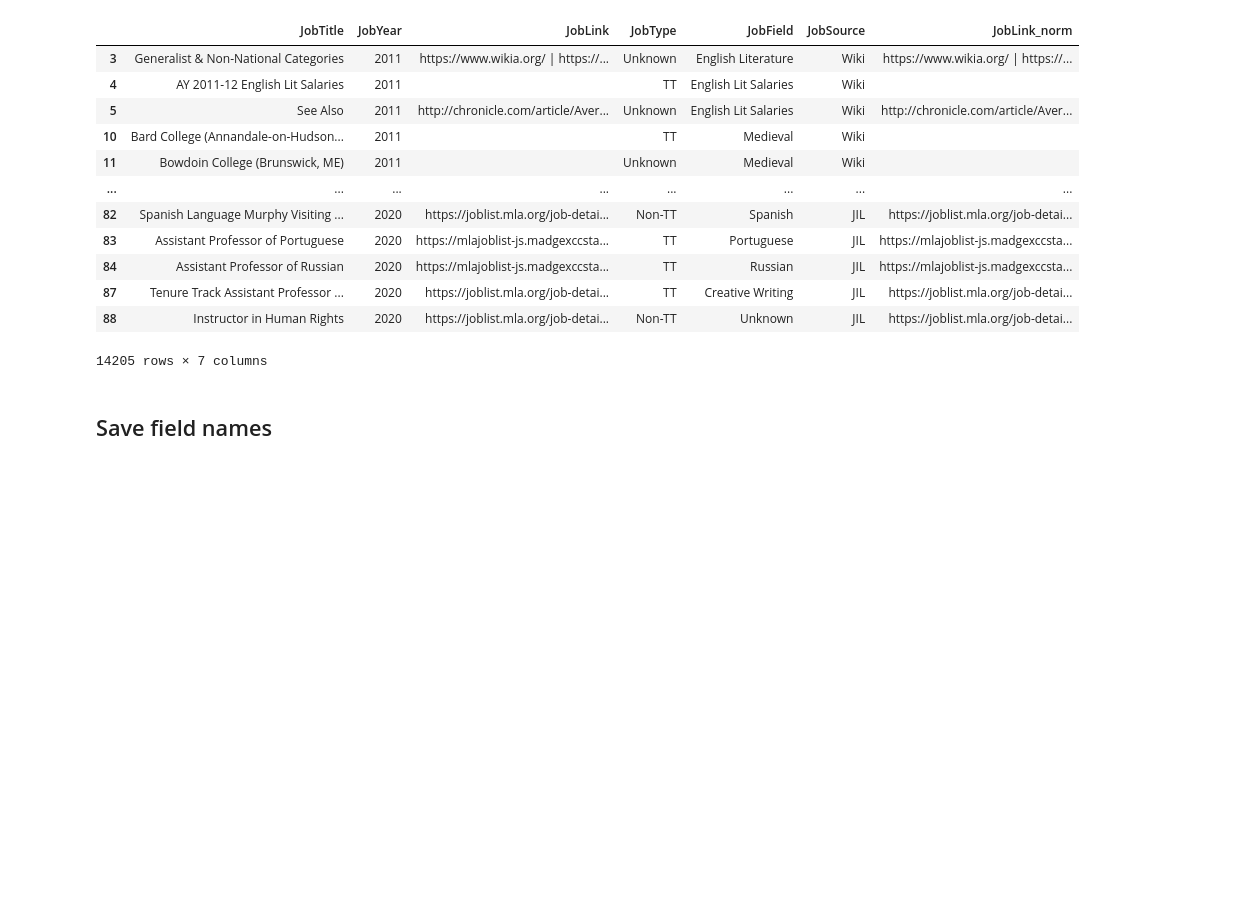
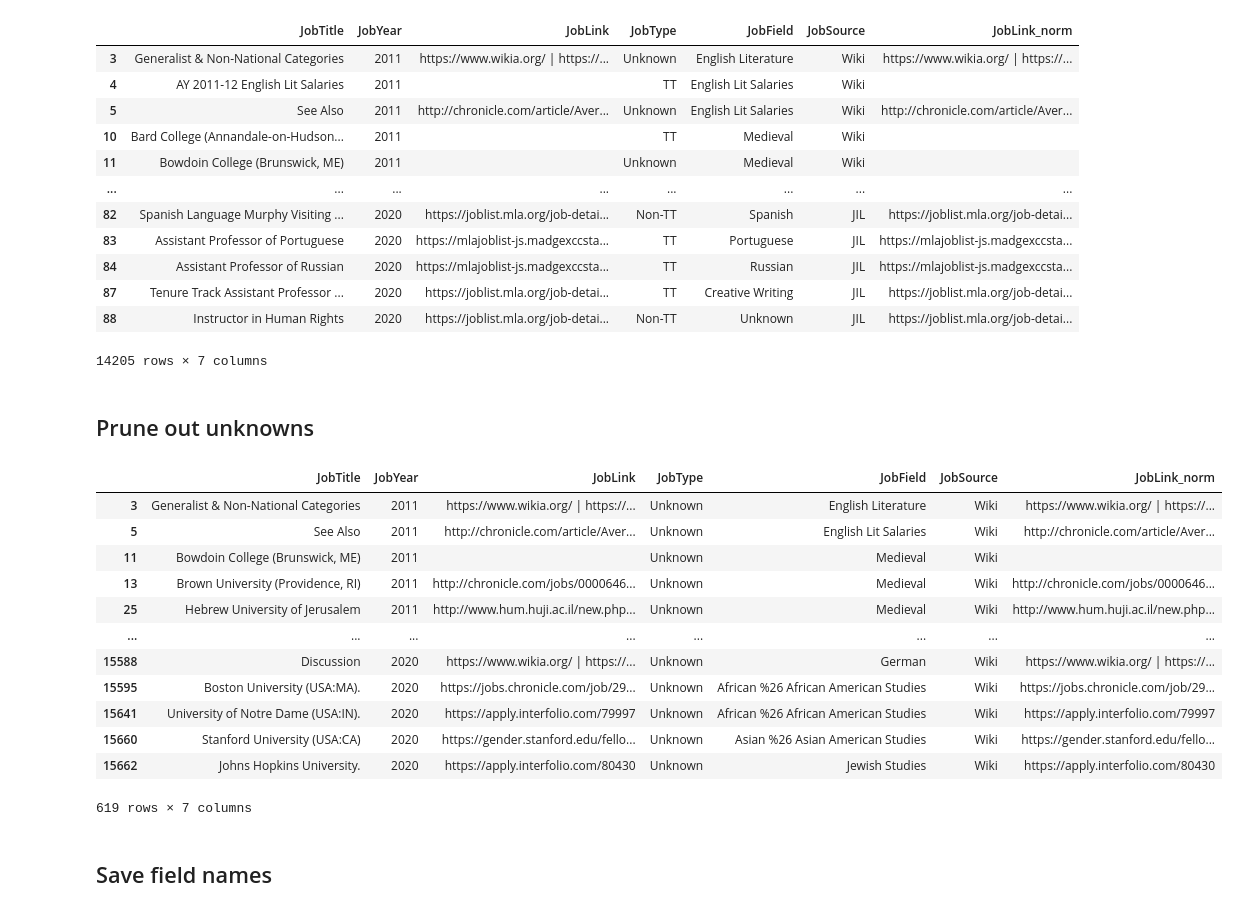
Before and after one commit to quadrismegistus/jobcensus, a Jupyter notebook: synthesis/synthesize.ipynb, the cells around one changed output. Saved outputs shown, nothing was run; the diff lists cells and outputs as text; code cells hidden in the pictures; blank space fills up the shorter version.

```diff
--- a/synthesis/synthesize.ipynb
+++ b/synthesis/synthesize.ipynb
@@ -113,6 +113,40 @@ df_all
 # %%
 # sanity check: should be 4 -->
 # df_all[(df_all.JobField=='Comparative Literature') & (df_all.JobYear==2020)]
+# %% [markdown]
+## Prune out unknowns
+# %%
+def get_jobtype(title,link=''):
+    title=title.lower()
+    if 'post-doc' in title or 'postdoc' in title: return 'Postdoc'
+    if 'visiting' in title: return 'Non-TT'
+    if 'professor' in title or 'open-rank' in title: return 'TT'
+    if 'fellowship' in title or 'fellow' in title: return 'Postdoc'
+    if 'adjunct' in title or 'part-time' in title: return 'Non-TT'
+    if 'director' in title: return 'Non-TT'
+    if 'instructor' in title or 'freelance' in title: return 'Non-TT'
+    if link: return get_jobtype_from_mla(link)
+    return 'Unknown'
+# %%
+# Fix missing job type errors
+df_all['JobType']=[get_jobtype(x) if y=='Unknown' else y
+                    for x,y in zip(df_all['JobTitle'],df_all['JobType'])]#.apply(get_jobtype)
+# %%
+df_all[df_all.JobType=='Unknown']
+# %% [output]
+|  | JobTitle | JobYear | JobLink | JobType | JobField | JobSource | JobLink_norm |
+| 3 | Generalist & Non-National Categories | 2011 | https://www.wikia.org/ | https://... | Unknown | English Literature | Wiki | https://www.wikia.org/ | https://... |
+| 5 | See Also | 2011 | http://chronicle.com/article/Aver... | Unknown | English Lit Salaries | Wiki | http://chronicle.com/article/Aver... |
+| 11 | Bowdoin College (Brunswick, ME) | 2011 |  | Unknown | Medieval | Wiki |  |
+| 13 | Brown University (Providence, RI) | 2011 | http://chronicle.com/jobs/0000646... | Unknown | Medieval | Wiki | http://chronicle.com/jobs/0000646... |
+| 25 | Hebrew University of Jerusalem | 2011 | http://www.hum.huji.ac.il/new.php... | Unknown | Medieval | Wiki | http://www.hum.huji.ac.il/new.php... |
+| ... | ... | ... | ... | ... | ... | ... | ... |
+| 15588 | Discussion | 2020 | https://www.wikia.org/ | https://... | Unknown | German | Wiki | https://www.wikia.org/ | https://... |
+| 15595 | Boston University (USA:MA). | 2020 | https://jobs.chronicle.com/job/29... | Unknown | African %26 African American Studies | Wiki | https://jobs.chronicle.com/job/29... |
+| 15641 | University of Notre Dame (USA:IN). | 2020 | https://apply.interfolio.com/79997 | Unknown | African %26 African American Studies | Wiki | https://apply.interfolio.com/79997 |
+| 15660 | Stanford University (USA:CA) | 2020 | https://gender.stanford.edu/fello... | Unknown | Asian %26 Asian American Studies | Wiki | https://gender.stanford.edu/fello... |
+| 15662 | Johns Hopkins University. | 2020 | https://apply.interfolio.com/80430 | Unknown | Jewish Studies | Wiki | https://apply.interfolio.com/80430 |
+619 rows × 7 columns
 # %% [markdown]
 ## Save field names
 # %%
```
Also changed, not shown: 9 other files.
